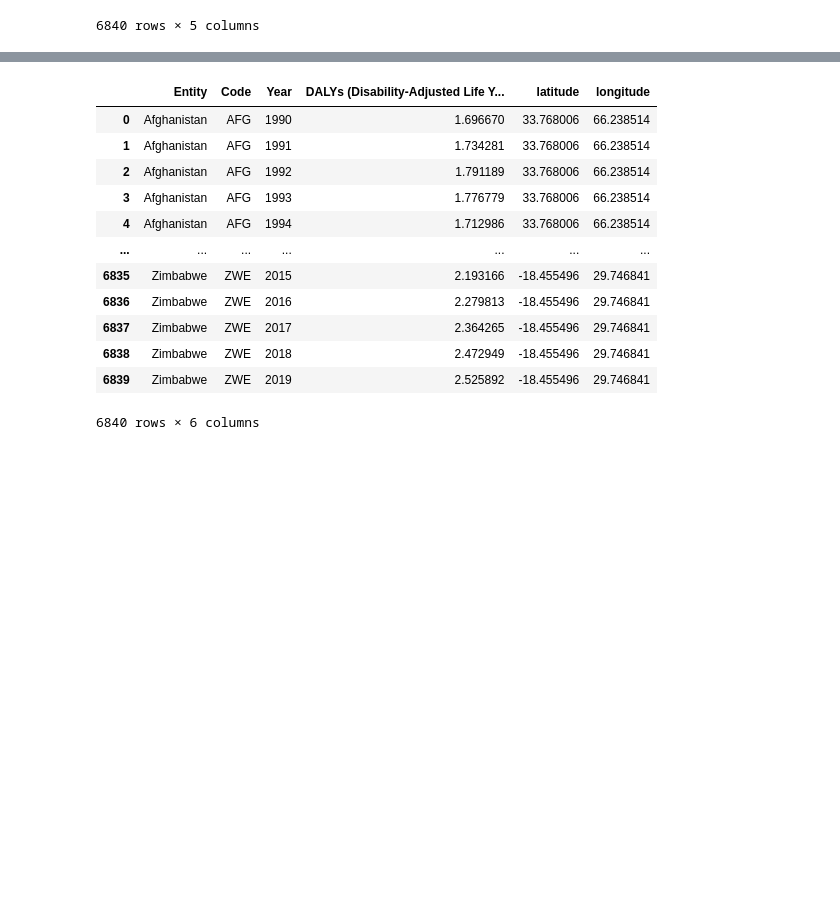
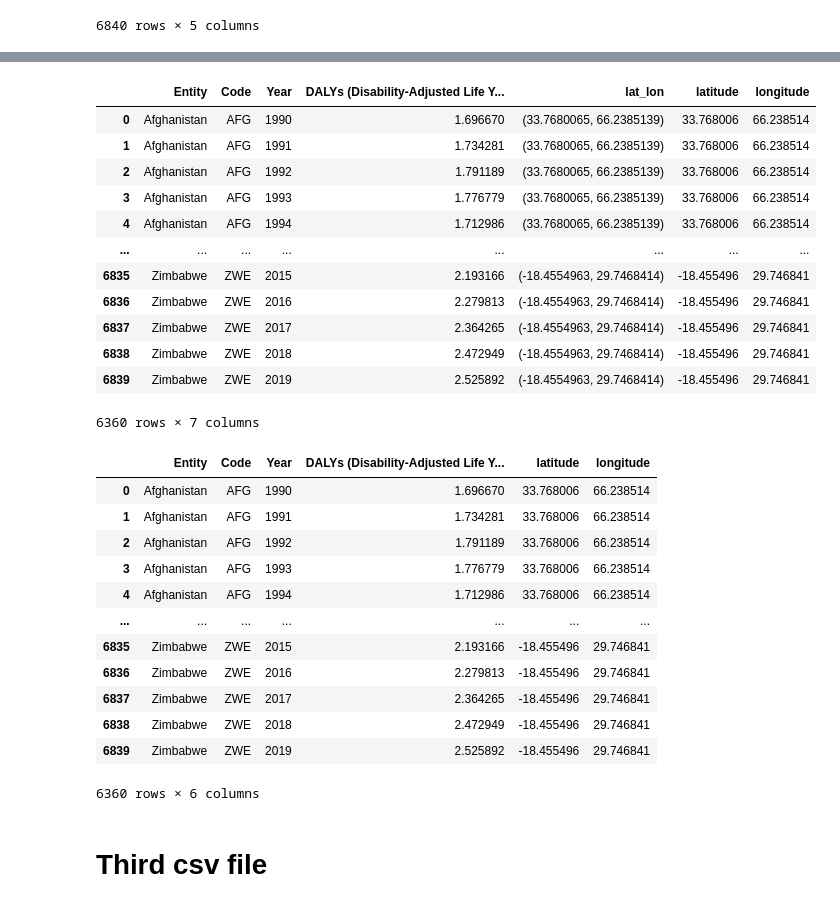
Before and after one commit to p-colomer/Mental_Health_ML_Analysis, a Jupyter notebook: cleaning_patricia.ipynb, the cells around one changed output, grey strips where cells are left out. Saved outputs shown, nothing was run; the diff lists cells and outputs as text; code cells hidden in the pictures; blank space fills up the shorter version.

```diff
--- a/cleaning_patricia.ipynb
+++ b/cleaning_patricia.ipynb
@@ -13,2 +7,0 @@ Requirement already satisfied: geographiclib<3,>=1.52 in c:\users\patri\anaconda
-# %%
-location = geolocator.geocode("Bangladesh")
@@ -59,7 +50,7 @@ def get_lat_lon(country):
         location = geolocator.geocode(country)
         return location.latitude, location.longitude
     except:
-        return None, None
+        return np.nan
 # %%
 countries = df_mh_subst_use["Entity"].unique()
 # %%
@@ -133,3 +124,6 @@ df_mh_subst_use
 | 6838 | Zimbabwe | ZWE | 2018 | 2.472949 | (-18.4554963, 29.7468414) |
 | 6839 | Zimbabwe | ZWE | 2019 | 2.525892 | (-18.4554963, 29.7468414) |
 6840 rows × 5 columns
+# %%
+discard_indexes = df_mh_subst_use[df_mh_subst_use["lat_lon"].isnull()].index
+df_mh_subst_use = df_mh_subst_use.drop(discard_indexes)
@@ -136,6 +146,22 @@ df_mh_subst_use
 # %%
 df_mh_subst_use["latitude"] = df_mh_subst_use["lat_lon"].map(lambda x: x[0])
 df_mh_subst_use["longitude"] = df_mh_subst_use["lat_lon"].map(lambda x: x[1])
+# %%
+df_mh_subst_use
+# %% [output]
+|  | Entity | Code | Year | DALYs (Disability-Adjusted Life Y... | lat_lon | latitude | longitude |
+| 0 | Afghanistan | AFG | 1990 | 1.696670 | (33.7680065, 66.2385139) | 33.768006 | 66.238514 |
+| 1 | Afghanistan | AFG | 1991 | 1.734281 | (33.7680065, 66.2385139) | 33.768006 | 66.238514 |
+| 2 | Afghanistan | AFG | 1992 | 1.791189 | (33.7680065, 66.2385139) | 33.768006 | 66.238514 |
+| 3 | Afghanistan | AFG | 1993 | 1.776779 | (33.7680065, 66.2385139) | 33.768006 | 66.238514 |
+| 4 | Afghanistan | AFG | 1994 | 1.712986 | (33.7680065, 66.2385139) | 33.768006 | 66.238514 |
+| ... | ... | ... | ... | ... | ... | ... | ... |
+| 6835 | Zimbabwe | ZWE | 2015 | 2.193166 | (-18.4554963, 29.7468414) | -18.455496 | 29.746841 |
+| 6836 | Zimbabwe | ZWE | 2016 | 2.279813 | (-18.4554963, 29.7468414) | -18.455496 | 29.746841 |
+| 6837 | Zimbabwe | ZWE | 2017 | 2.364265 | (-18.4554963, 29.7468414) | -18.455496 | 29.746841 |
+| 6838 | Zimbabwe | ZWE | 2018 | 2.472949 | (-18.4554963, 29.7468414) | -18.455496 | 29.746841 |
+| 6839 | Zimbabwe | ZWE | 2019 | 2.525892 | (-18.4554963, 29.7468414) | -18.455496 | 29.746841 |
+6360 rows × 7 columns
 # %%
 df_mh_subst_use = df_mh_subst_use.drop('lat_lon', axis=1)
 df_mh_subst_use
@@ -152,9 +178,11 @@ df_mh_subst_use
 | 6837 | Zimbabwe | ZWE | 2017 | 2.364265 | -18.455496 | 29.746841 |
 | 6838 | Zimbabwe | ZWE | 2018 | 2.472949 | -18.455496 | 29.746841 |
 | 6839 | Zimbabwe | ZWE | 2019 | 2.525892 | -18.455496 | 29.746841 |
-6840 rows × 6 columns
+6360 rows × 6 columns
 # %%
 df_mh_subst_use.to_csv('Clean_data/cleaned-mental-and-substance-use-as-share-of-disease.csv', index=False)
+# %% [markdown]
+# Third csv file
 # %%
 df_depression_m_vs_f = pd.read_csv("Resources/prevalence-of-depression-males-vs-females.csv")
 # %%
```
Also changed, not shown: parts of 36 cells of this notebook, 2 other files.
